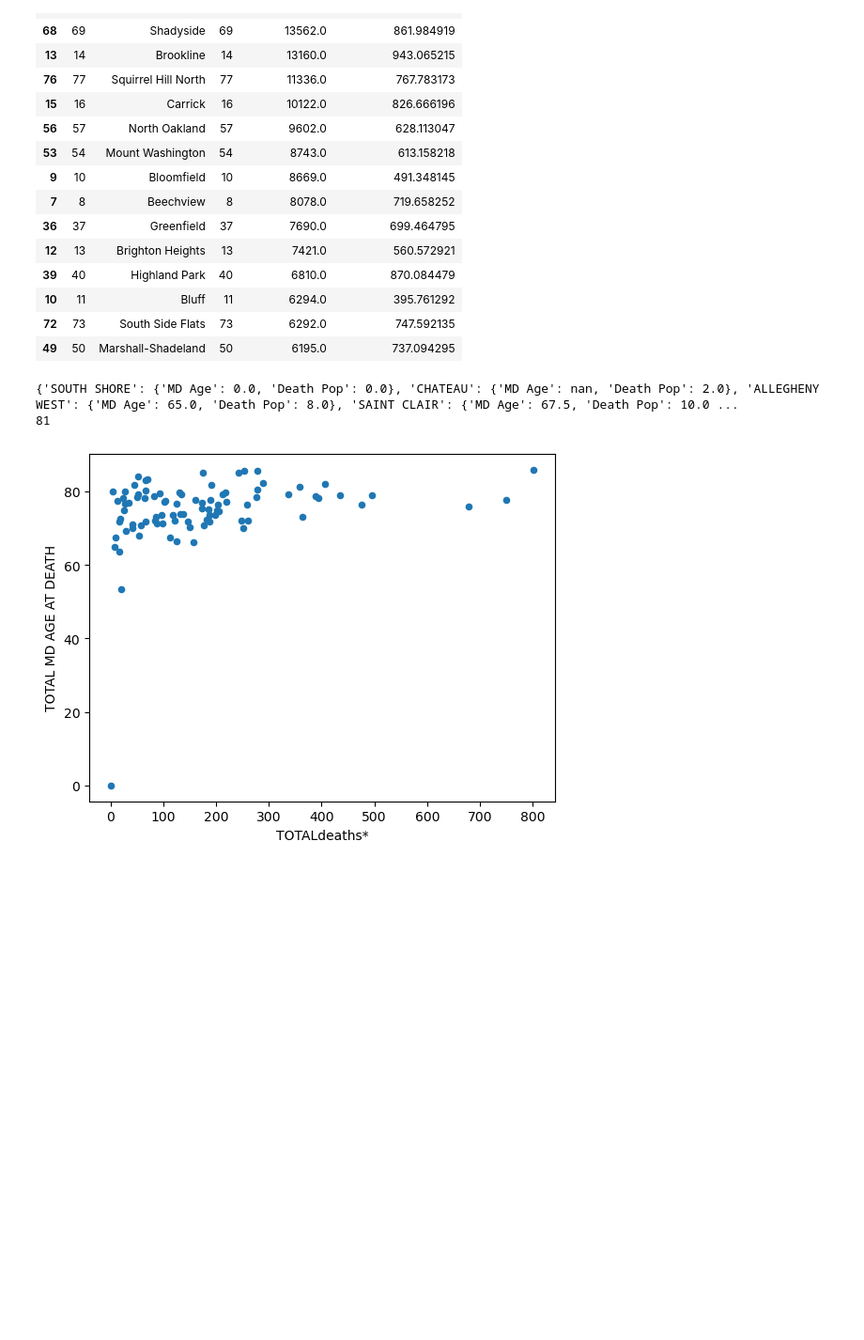
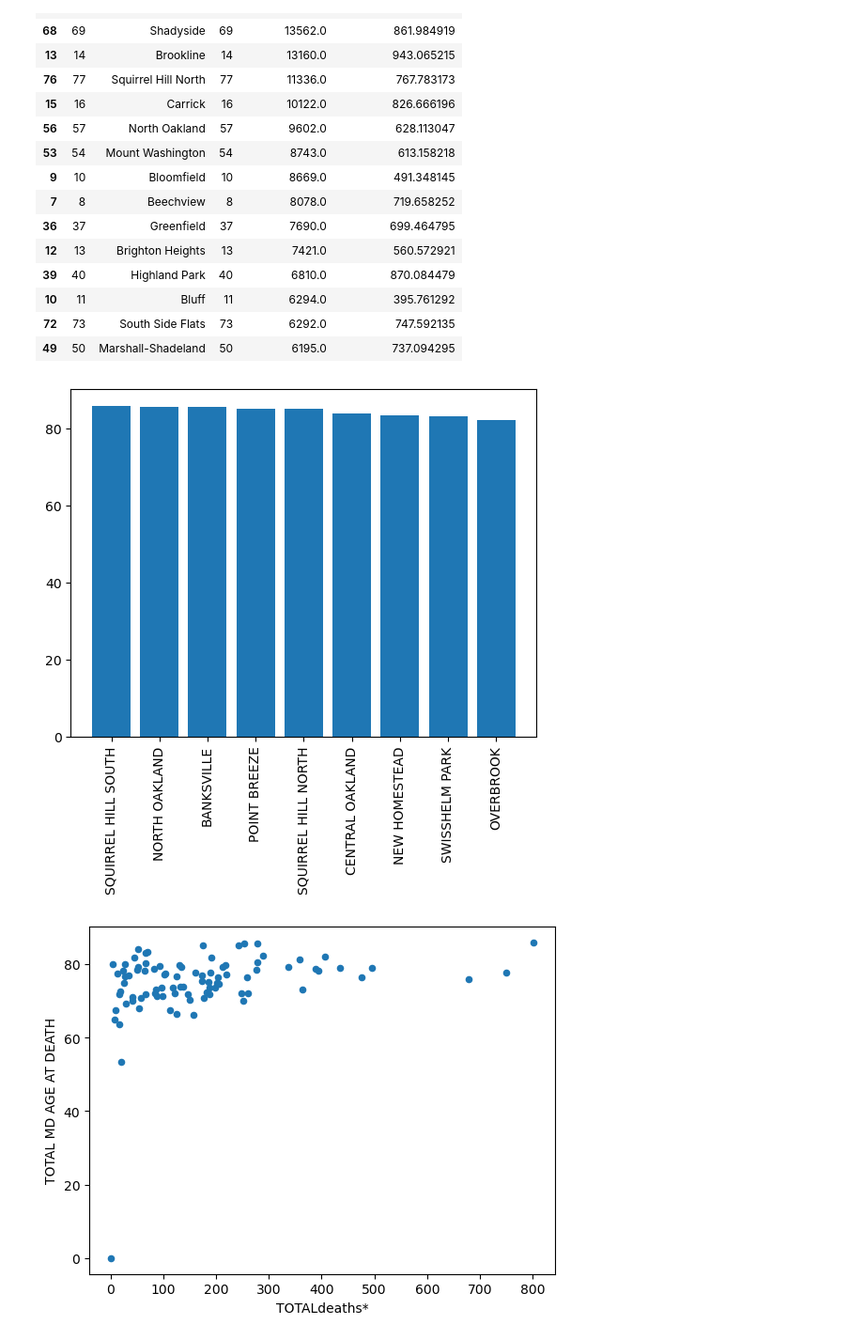
Before and after one commit to wpmPitt17/CMPINF-0010-Final-Project-Group15, a Jupyter notebook: wpm17Data.ipynb, the cells around one changed output. Shown: that part at 94% size. Cells and saved outputs as stored; diff of their text form; code cells hidden in the pictures; blank space fills up the shorter version.

```diff
--- a/wpm17Data.ipynb
+++ b/wpm17Data.ipynb
@@ -52,24 +52,33 @@ pop.sort_values('Estimate; Total', ascending = False).head(15)
 | 72 | 73 | South Side Flats | 73 | 6292.0 | 747.592135 |
 | 49 | 50 | Marshall-Shadeland | 50 | 6195.0 | 737.094295 |
 # %%
+%matplotlib inline
+
+import matplotlib.pyplot as plt
+
+import operator
+
 neighborhoods = {}
 
 knownneighborhoods = ['ALLEGHENY CENTER','ALLEGHENY WEST','ALLENTOWN','ARLINGTON','ARLINGTON HEIGHTS','BANKSVILLE','BEDFORD DWELLINGS','BEECHVIEW','BELTZHOOVER','BLOOMFIELD','BLUFF','BON AIR','BRIGHTON HEIGHTS','BROOKLINE','CALIFORNIA-KIRKBRIDE','CARRICK','CENTRAL BUSINESS DISTRICT','CENTRAL LAWRENCEVILLE','CENTRAL NORTHSIDE','CENTRAL OAKLAND','CHARTIERS','CHATEAU','CRAFTON HEIGHTS','CRAWFORD-ROBERTS','DUQUESNE HEIGHTS','EAST ALLEGHENY','EAST CARNEGIE','EAST HILLS','EAST LIBERTY','ELLIOTT','ESPLEN','FAIRYWOOD','FRIENDSHIP','GARFIELD','GLEN HAZEL','GREENFIELD','HAYS','HAZELWOOD','HIGHLAND PARK','HOMEWOOD NORTH','HOMEWOOD SOUTH','HOMEWOOD WEST','KNOXVILLE','LARIMER','LINCOLN-LEMINGTON-BELMAR','LINCOLN PLACE','LOWER LAWRENCEVILLE','MANCHESTER','MARSHALL-SHADELAND','MIDDLE HILL','MORNINGSIDE','MOUNT OLIVER','MOUNT WASHINGTON','NEW HOMESTEAD','NORTH OAKLAND','NORTH POINT BREEZE','NORTHVIEW HEIGHTS','OAKWOOD','OVERBROOK','PERRY NORTH','PERRY SOUTH','POINT BREEZE','POLISH HILL','REGENT SQUARE','RIDGEMONT','SAINT CLAIR','SHADYSIDE','SHERADEN','SOUTH OAKLAND','SOUTH SHORE','SOUTH SIDE FLATS','SOUTH SIDE SLOPES','SPRING GARDEN','SPRING HILL-CITYVIEW','SQUIRREL HILL NORTH','SQUIRREL HILL SOUTH','STANTON HEIGHTS','STRIP DISTRICT','SUMMER HILL','SWISSHELM PARK','TERRACE VILLAGE','TROY HILL','UPPER HILL','UPPER LAWRENCEVILLE','WEST END','WEST OAKLAND','WESTWOOD','WINDGAP']
 
 count = 0
 
 for index, row in deaths.iterrows():
     nhood = row['NEIGHBORHOOD']
-    if nhood in knownneighborhoods and row['TOTAL MD AGE AT DEATH'] != 'NaN':
-        data = {'MD Age':row['TOTAL MD AGE AT DEATH'],'Death Pop':row['TOTALdeaths*']}
-        neighborhoods[nhood] = data
-        count += 1
+    if nhood in knownneighborhoods:
+        data = row['TOTAL MD AGE AT DEATH']
+        if data != 0.0:
+            neighborhoods[nhood] = data
 
-print(neighborhoods)
-print(count)
+highest = dict(sorted(neighborhoods.items(), key=operator.itemgetter(1), reverse=True))
+
+
+plt.bar(list(highest.keys())[:10], list(highest.values())[:10])
+plt.xticks(rotation=90)
+plt.show()
 # %% [output]
-{'SOUTH SHORE': {'MD Age': 0.0, 'Death Pop': 0.0}, 'CHATEAU': {'MD Age': nan, 'Death Pop': 2.0}, 'ALLEGHENY WEST': {'MD Age': 65.0, 'Death Pop': 8.0}, 'SAINT CLAIR': {'MD Age': 67.5, 'Death Pop': 10.0 ...
-81
+[figure, added]
 # %%
 %matplotlib inline
 
```
Also changed, not shown: parts of 1 cell of this notebook, 1 other file.
